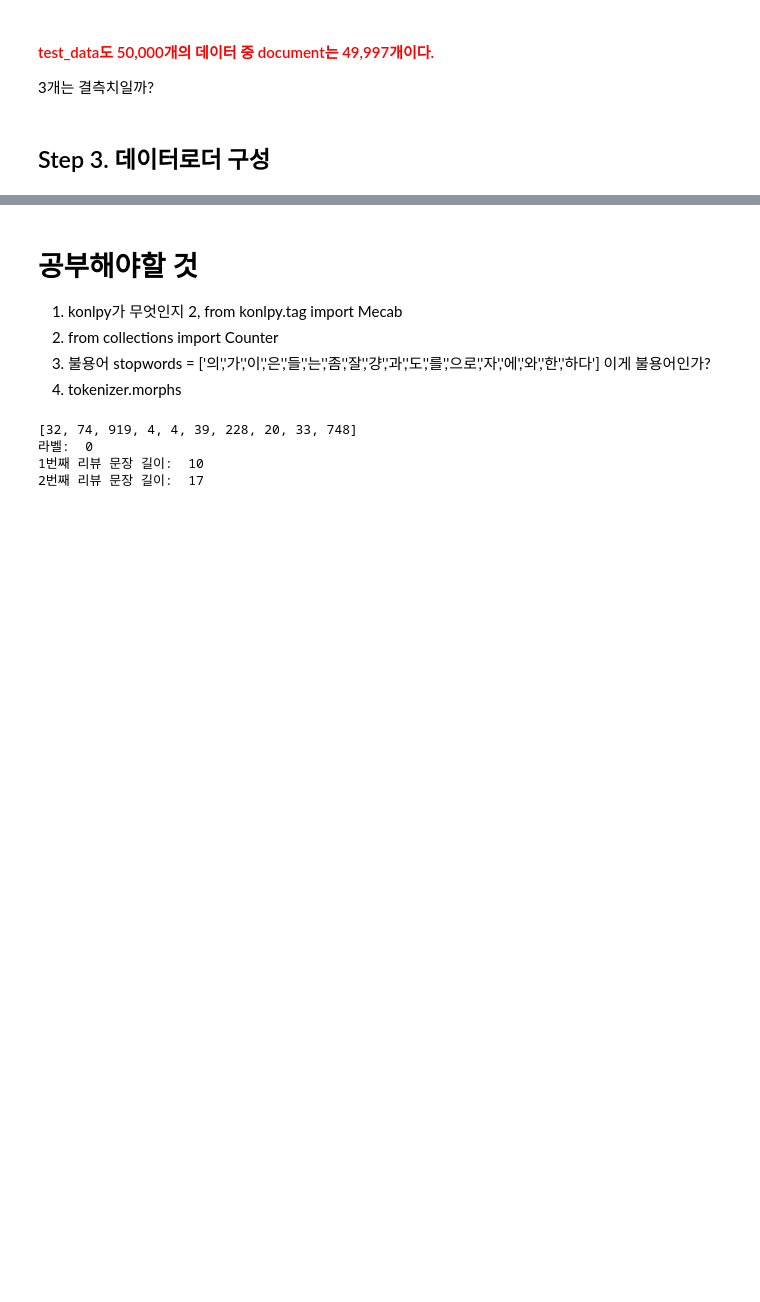
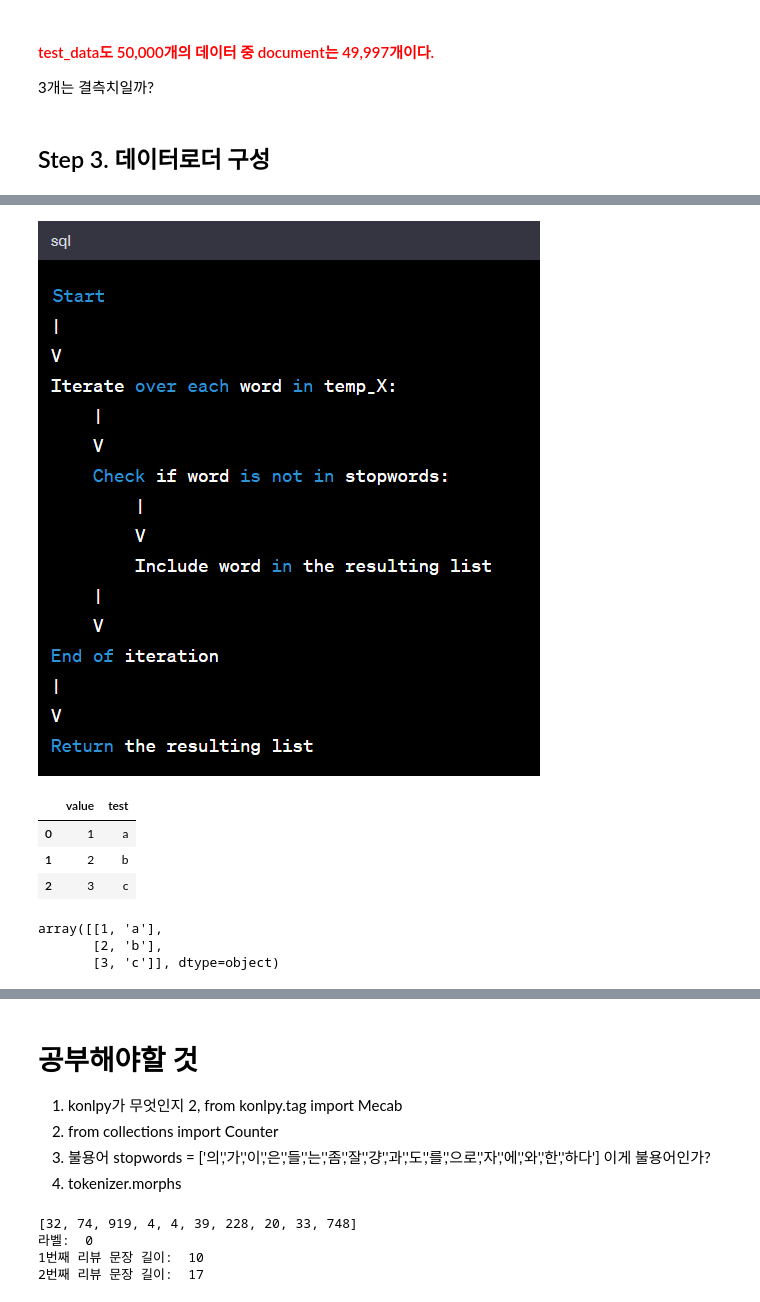
Before and after one commit to Geunahnoh/first-repository, a Jupyter notebook: [Going Deeper_5] Movie Review Sentiment Analysis .ipynb, the cells around one changed output, grey strips where cells are left out. Cells and saved outputs as stored; diff of their text form; code cells hidden in the pictures; blank space fills up the shorter version.

```diff
--- a/[Going Deeper_5] Movie Review Sentiment Analysis .ipynb
+++ b/[Going Deeper_5] Movie Review Sentiment Analysis .ipynb
@@ -198,0 +603,4 @@ X_train, y_train, X_test, y_test, word_to_index = load_data(train_data, test_dat
+# %%
+Image("[GD_5_Movie Review] images/18.PNG")
+# %% [output]
+[figure, added]
@@ -198,0 +627,14 @@ X_train, y_train, X_test, y_test, word_to_index = load_data(train_data, test_dat
+# %%
+df = pd.DataFrame({'value':[1,2,3], 'test':['a','b','c']})
+df
+# %% [output]
+|  | value | test |
+| 0 | 1 | a |
+| 1 | 2 | b |
+| 2 | 3 | c |
+# %%
+df.values
+# %% [output]
+array([[1, 'a'],
+       [2, 'b'],
+       [3, 'c']], dtype=object)
```
Also changed, not shown: parts of 94 cells of this notebook.
